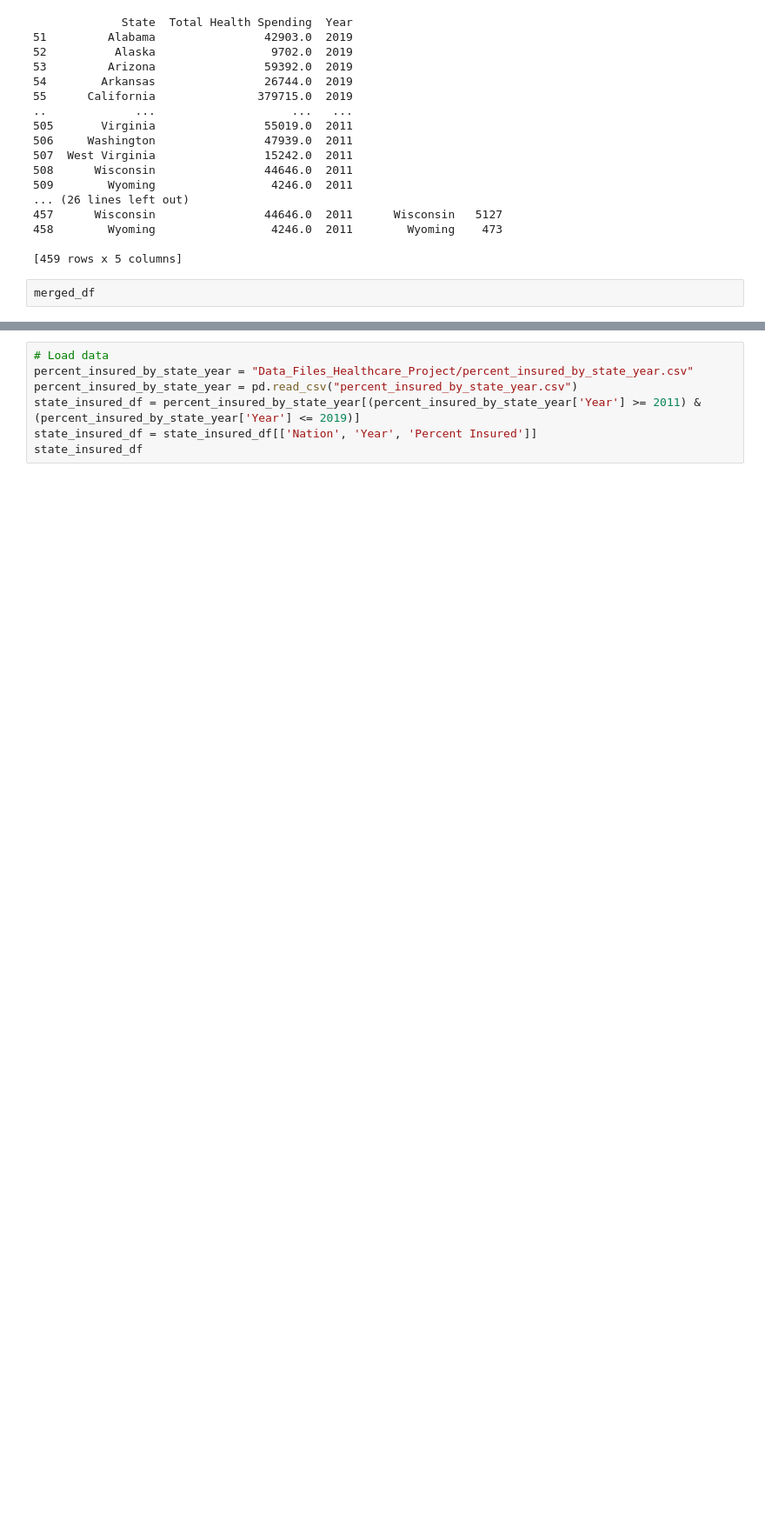
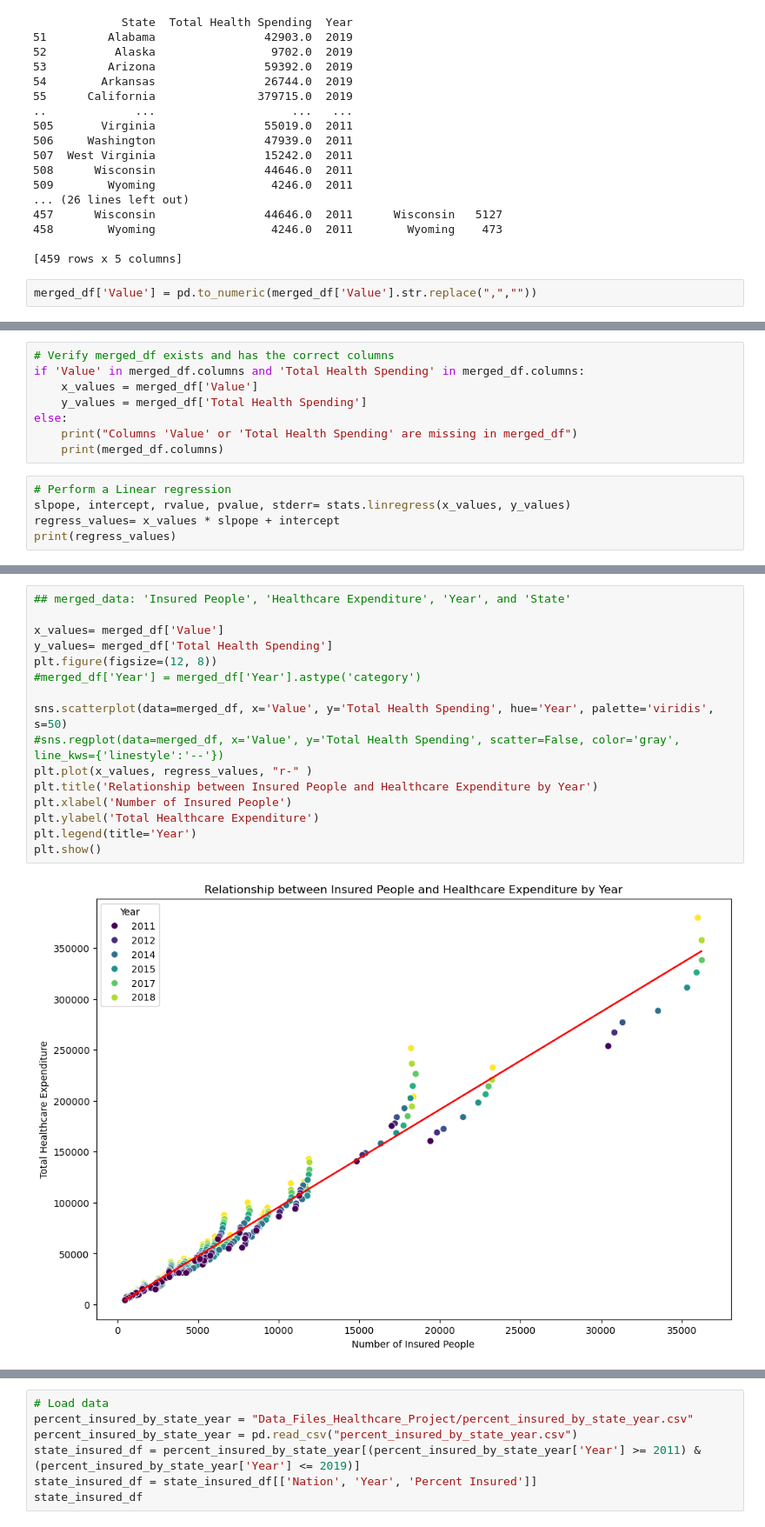
Before and after one commit to slzabala/Project-1-Healthcare-Cost-Analysis, a Jupyter notebook: Final_Healthcare_Data_Analysis.ipynb, the cells around one changed output, grey strips where cells are left out. Shown at 87% size. Saved outputs shown, nothing was run; the diff lists cells and outputs as text; blank space fills up the shorter version.

```diff
--- a/Healthcare_Data_Analysis_Final.ipynb
+++ b/Final_Healthcare_Data_Analysis.ipynb
@@ -792,4 +792,4 @@ print(merged_df)
 
 [459 rows x 5 columns]
 # %%
-merged_df
+merged_df['Value'] = pd.to_numeric(merged_df['Value'].str.replace(",",""))
@@ -823,0 +796,13 @@ plt.show()
+# %%
+# Verify merged_df exists and has the correct columns
+if 'Value' in merged_df.columns and 'Total Health Spending' in merged_df.columns:
+    x_values = merged_df['Value']
+    y_values = merged_df['Total Health Spending']
+else:
+    print("Columns 'Value' or 'Total Health Spending' are missing in merged_df")
+    print(merged_df.columns)
+# %%
+# Perform a Linear regression
+slpope, intercept, rvalue, pvalue, stderr= stats.linregress(x_values, y_values)
+regress_values= x_values * slpope + intercept
+print(regress_values)
@@ -823,0 +822,18 @@ plt.show()
+# %%
+## merged_data: 'Insured People', 'Healthcare Expenditure', 'Year', and 'State'
+
+x_values= merged_df['Value']
+y_values= merged_df['Total Health Spending']
+plt.figure(figsize=(12, 8))
+#merged_df['Year'] = merged_df['Year'].astype('category')
+
+sns.scatterplot(data=merged_df, x='Value', y='Total Health Spending', hue='Year', palette='viridis', s=50)
+#sns.regplot(data=merged_df, x='Value', y='Total Health Spending', scatter=False, color='gray', line_kws={'linestyle':'--'})
+plt.plot(x_values, regress_values, "r-" )
+plt.title('Relationship between Insured People and Healthcare Expenditure by Year')
+plt.xlabel('Number of Insured People')
+plt.ylabel('Total Healthcare Expenditure')
+plt.legend(title='Year')
+plt.show()
+# %% [output]
+[figure, added]
```
Also changed, not shown: parts of 25 cells of this notebook, 3 other files.
